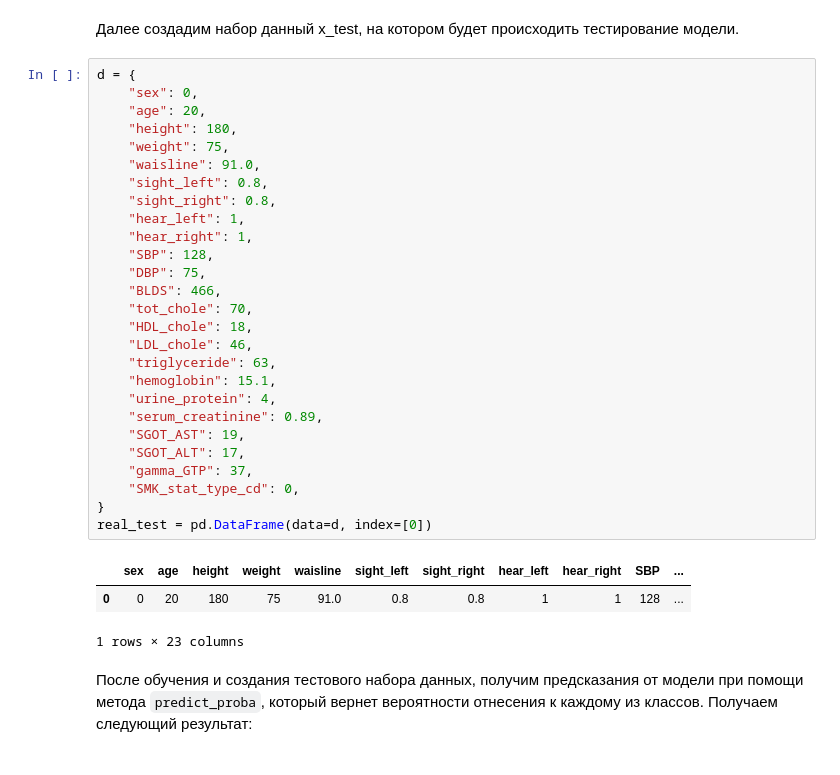
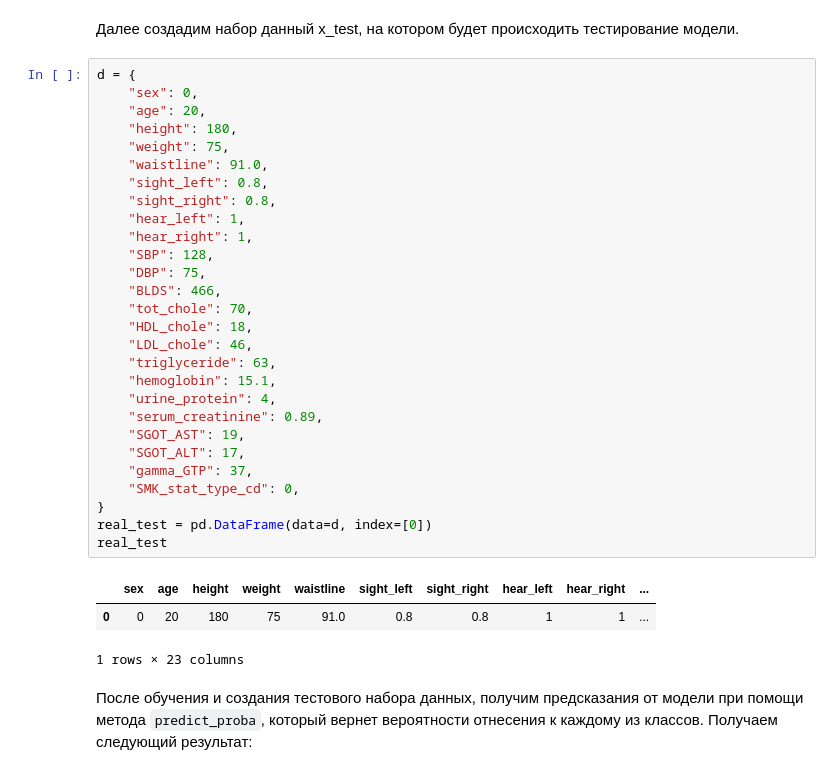
Before and after one commit to Supercili0usMe/bachelors_diploma_work, a Jupyter notebook: Smoking and drinking classification/check.ipynb, the cells around one changed output. Cells and saved outputs as stored; diff of their text form.

Commit message:
Add final model test

```diff
--- a/Smoking and drinking classification/check.ipynb
+++ b/Smoking and drinking classification/check.ipynb
@@ -236,33 +237,34 @@ KeyError: 'gradiend boost'
 # %%
 d = {
     "sex": 0,
     "age": 20,
     "height": 180,
     "weight": 75,
-    "waisline": 91.0,
+    "waistline": 91.0,
     "sight_left": 0.8,
     "sight_right": 0.8,
     "hear_left": 1,
     "hear_right": 1,
     "SBP": 128,
     "DBP": 75,
     "BLDS": 466,
     "tot_chole": 70,
     "HDL_chole": 18,
     "LDL_chole": 46,
     "triglyceride": 63,
     "hemoglobin": 15.1,
     "urine_protein": 4,
     "serum_creatinine": 0.89,
     "SGOT_AST": 19,
     "SGOT_ALT": 17,
     "gamma_GTP": 37,
     "SMK_stat_type_cd": 0,
 }
 real_test = pd.DataFrame(data=d, index=[0])
+real_test
 # %% [output]
-|  | sex | age | height | weight | waisline | sight_left | sight_right | hear_left | hear_right | SBP | ... |
-| 0 | 0 | 20 | 180 | 75 | 91.0 | 0.8 | 0.8 | 1 | 1 | 128 | ... |
+|  | sex | age | height | weight | waistline | sight_left | sight_right | hear_left | hear_right | ... |
+| 0 | 0 | 20 | 180 | 75 | 91.0 | 0.8 | 0.8 | 1 | 1 | ... |
 1 rows × 23 columns
 # %% [markdown]
 После обучения и создания тестового набора данных, получим предсказания от модели при помощи метода `predict_proba`, который вернет вероятности отнесения к каждому из классов. Получаем следующий результат:
```
Also changed, not shown: parts of 3 cells of this notebook.
